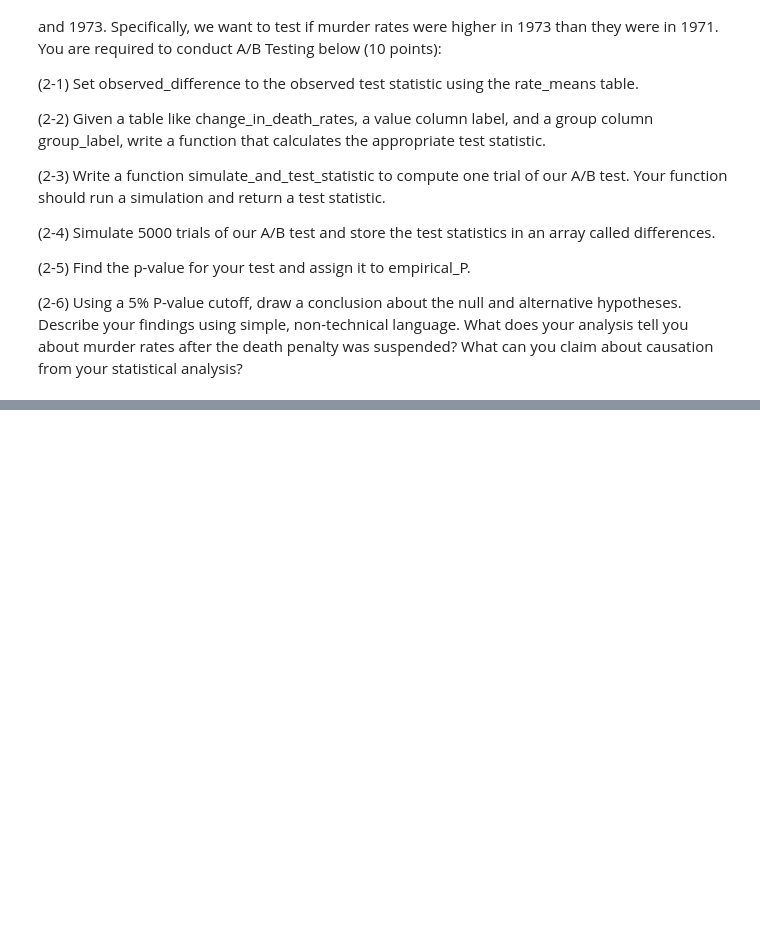
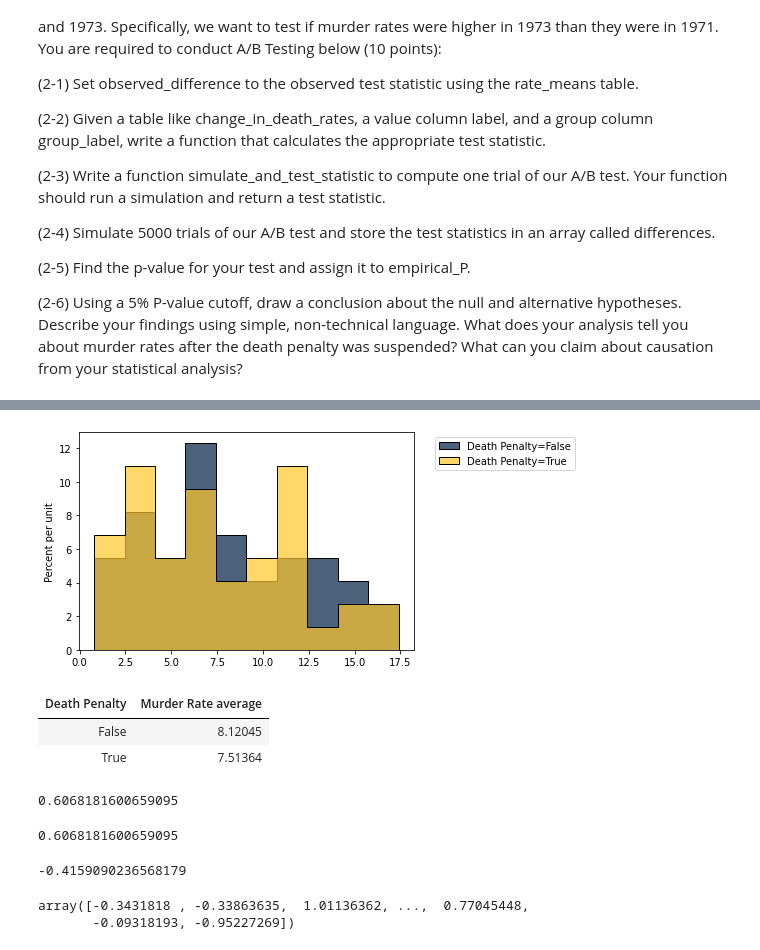
Before and after one commit to RishithaPingili/Rishitha_INFO5502_Spring2022, a Jupyter notebook: lab_assignment_09.ipynb, the cells around one changed output, grey strips where cells are left out. Saved outputs shown, nothing was run; the diff lists cells and outputs as text; code cells hidden in the pictures; blank space fills up the shorter version.

```diff
--- a/lab_assignment_09.ipynb
+++ b/lab_assignment_09.ipynb
@@ -318,0 +327,8 @@ d
+# %%
+#1) preban_rates_copy and postban_rates to create a table change_in_death_rates
+no_penalty_state= make_array('Alaska', 'Hawaii', 'Maine', 'Michigan', 'Wisconsin', 'Minnesota')
+def death_penalty_in_1971(state):
+    return state not in no_penalty_state
+states = murder_rate.group('State').select('State')
+death_penalty = states.with_column('Death Penalty', states.apply(death_penalty_in_1971, 0))
+death_penalty
@@ -318,0 +348,3 @@ d
+# %%
+preban_rates = murder_rate.where("Year", 1971).join("State", death_penalty.where("Death Penalty", True))
+preban_rates
@@ -318,0 +364,5 @@ d
+# %%
+postban_rates = murder_rate.where("Year", 1973).join("State", preban_rates).select("State", "Year", "Population", "Murder Rate")
+postban_rates = postban_rates.with_column("Death Penalty", False)
+postban_rates = postban_rates.sort("State")
+postban_rates
@@ -318,0 +382,4 @@ d
+# %%
+preban_rates_copy = preban_rates.copy()
+change_in_death_rates = preban_rates_copy.append(postban_rates)
+change_in_death_rates
@@ -318,0 +399,49 @@ d
+# %%
+change_in_death_rates.hist('Murder Rate', group = 'Death Penalty')
+# %% [output]
+[figure, added]
+# %%
+new = change_in_death_rates.group("Death Penalty", np.average)
+rate_means = new.select("Death Penalty", "Murder Rate average")
+rate_means
+# %% [output]
+| Death Penalty | Murder Rate average |
+| False | 8.12045 |
+| True | 7.51364 |
+# %%
+#2) 2-1)
+observed_difference = rate_means.column("Murder Rate average").item(0) - rate_means.column("Murder Rate average").item(1)
+observed_difference
+# %% [output]
+0.6068181600659095
+# %%
+#2(2-2)
+def test_statistic(table, label, group_label):
+   t = table.group(group_label, np.average)
+   return t.column(label + " average").item(0) - t.column(label + " average").item(1)
+
+test_statistic(change_in_death_rates, "Murder Rate", "Death Penalty")
+# %% [output]
+0.6068181600659095
+# %%
+def simulate_and_test_statistic(table, label, group_label):
+  shuffled_column = table.sample(with_replacement = False).column(group_label)
+  t = table.drop(group_label).with_column("shuffled label", shuffled_column)
+  return test_statistic(t, label, "shuffled label")
+
+simulate_and_test_statistic(change_in_death_rates, "Murder Rate", "Death Penalty")
+# %% [output]
+-0.4159090236568179
+# %%
+ #2(2-4)
+import numpy as np
+differences = make_array()
+
+for a in np.arange(5000):
+    test = simulate_and_test_statistic(change_in_death_rates, "Murder Rate", "Death Penalty")
+    differences = np.append(differences, test)
+
+differences
+# %% [output]
+array([-0.3431818 , -0.33863635,  1.01136362, ...,  0.77045448,
+       -0.09318193, -0.95227269])
```
Also changed, not shown: parts of 10 cells of this notebook.
